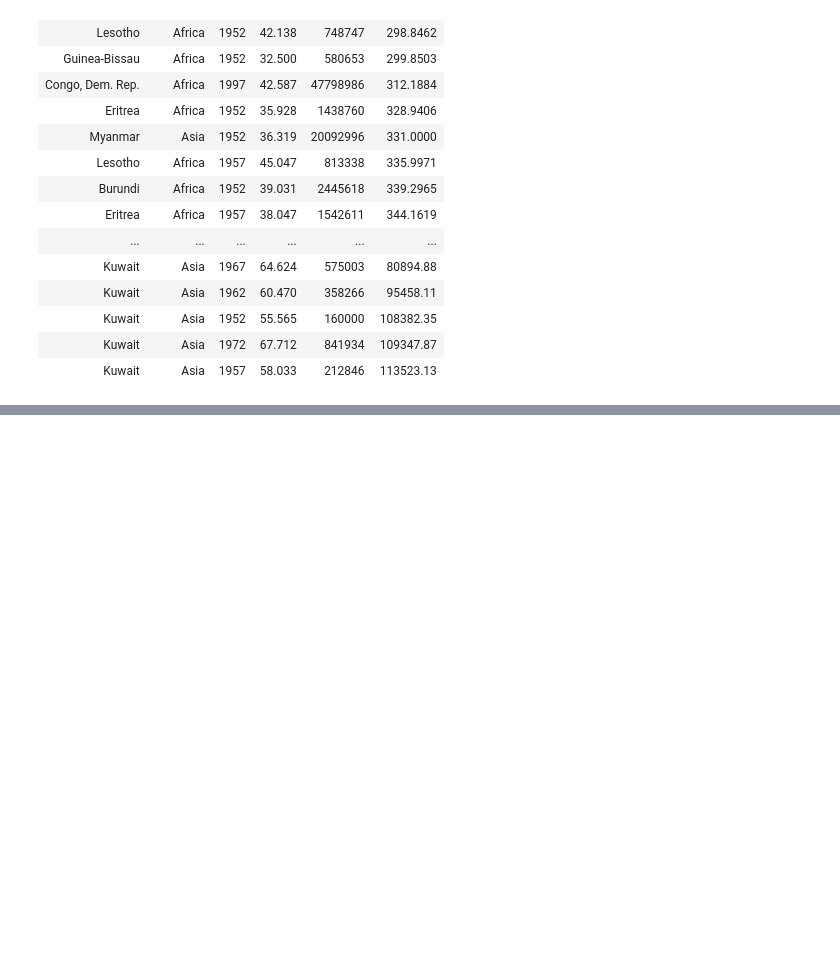
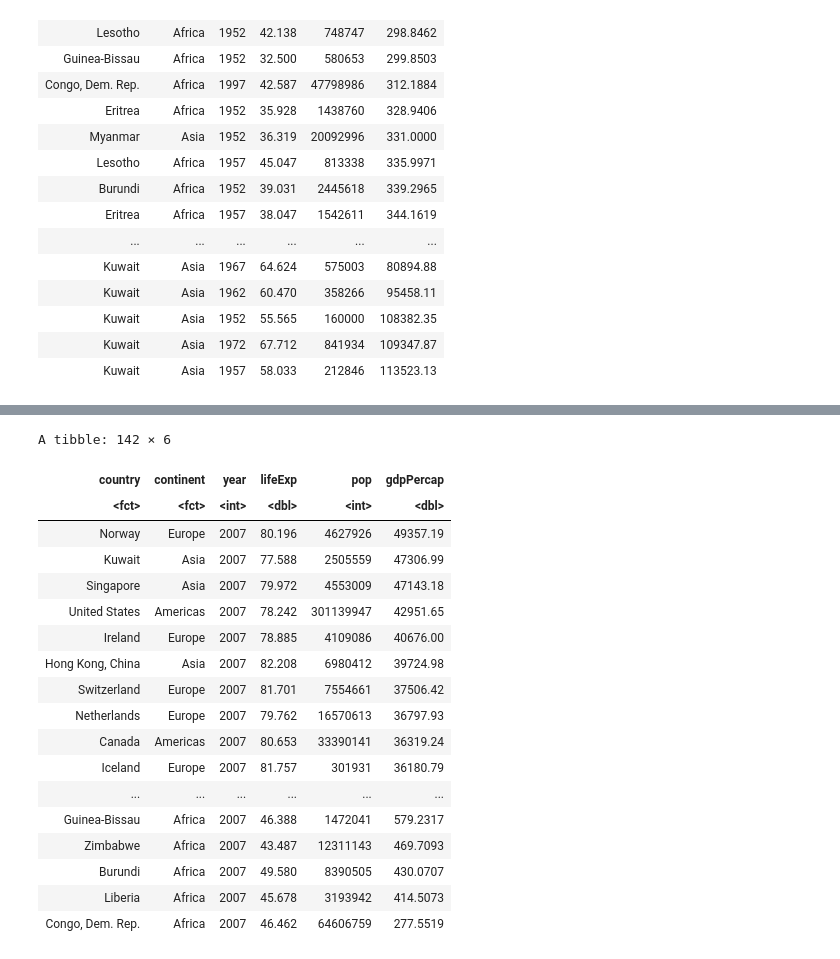
Before and after one commit to tomviolin/FreshwateRWebSite, a Jupyter notebook: r2u_ULTRA_FAST_PACKAGE_LOADING.ipynb, the cells around one changed output, grey strips where cells are left out. Drawn from its saved outputs; the diff is of its cells as text; code cells hidden in the pictures; blank space fills up the shorter version.

```diff
--- a/r2u_ULTRA_FAST_PACKAGE_LOADING.ipynb
+++ b/r2u_ULTRA_FAST_PACKAGE_LOADING.ipynb
@@ -130,0 +151,22 @@ gapminder %>% arrange(desec(gdpPercap))
+# %%
+gapminder %>% filter(year == 2007) %>% arrange(desc(gdpPercap))
+# %% [output]
+A tibble: 142 × 6
+| country | continent | year | lifeExp | pop | gdpPercap |
+| <fct> | <fct> | <int> | <dbl> | <int> | <dbl> |
+| Norway | Europe | 2007 | 80.196 | 4627926 | 49357.19 |
+| Kuwait | Asia | 2007 | 77.588 | 2505559 | 47306.99 |
+| Singapore | Asia | 2007 | 79.972 | 4553009 | 47143.18 |
+| United States | Americas | 2007 | 78.242 | 301139947 | 42951.65 |
+| Ireland | Europe | 2007 | 78.885 | 4109086 | 40676.00 |
+| Hong Kong, China | Asia | 2007 | 82.208 | 6980412 | 39724.98 |
+| Switzerland | Europe | 2007 | 81.701 | 7554661 | 37506.42 |
+| Netherlands | Europe | 2007 | 79.762 | 16570613 | 36797.93 |
+| Canada | Americas | 2007 | 80.653 | 33390141 | 36319.24 |
+| Iceland | Europe | 2007 | 81.757 | 301931 | 36180.79 |
+| ... | ... | ... | ... | ... | ... |
+| Guinea-Bissau | Africa | 2007 | 46.388 | 1472041 | 579.2317 |
+| Zimbabwe | Africa | 2007 | 43.487 | 12311143 | 469.7093 |
+| Burundi | Africa | 2007 | 49.580 | 8390505 | 430.0707 |
+| Liberia | Africa | 2007 | 45.678 | 3193942 | 414.5073 |
+| Congo, Dem. Rep. | Africa | 2007 | 46.462 | 64606759 | 277.5519 |
```
Also changed, not shown: parts of 2 cells of this notebook.
